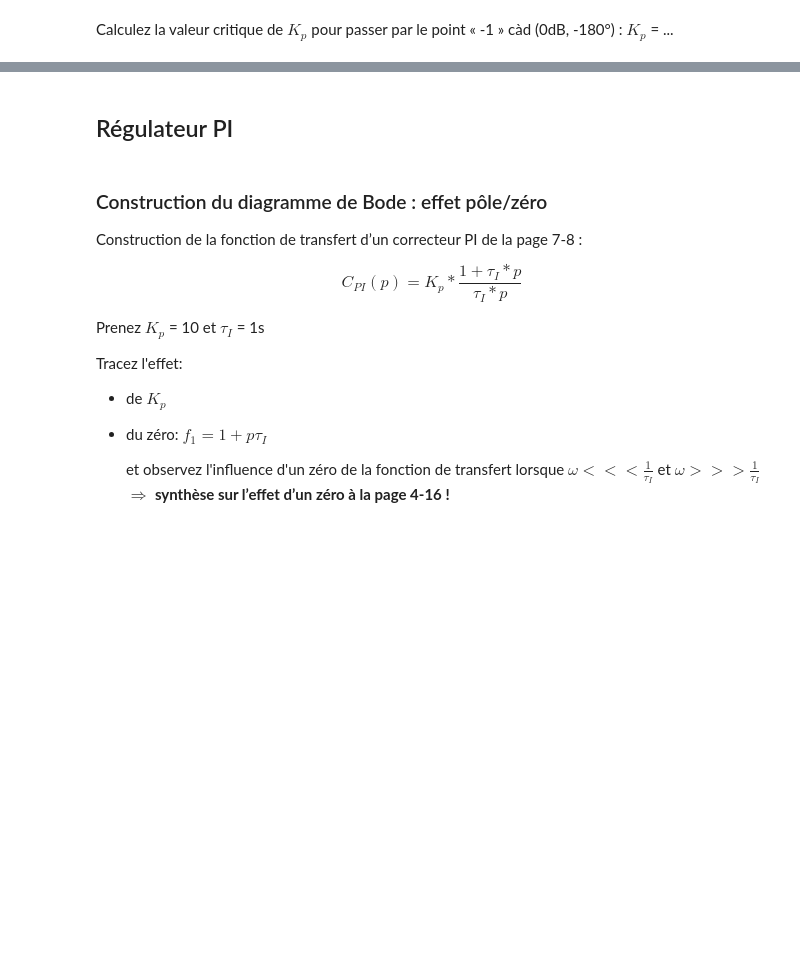
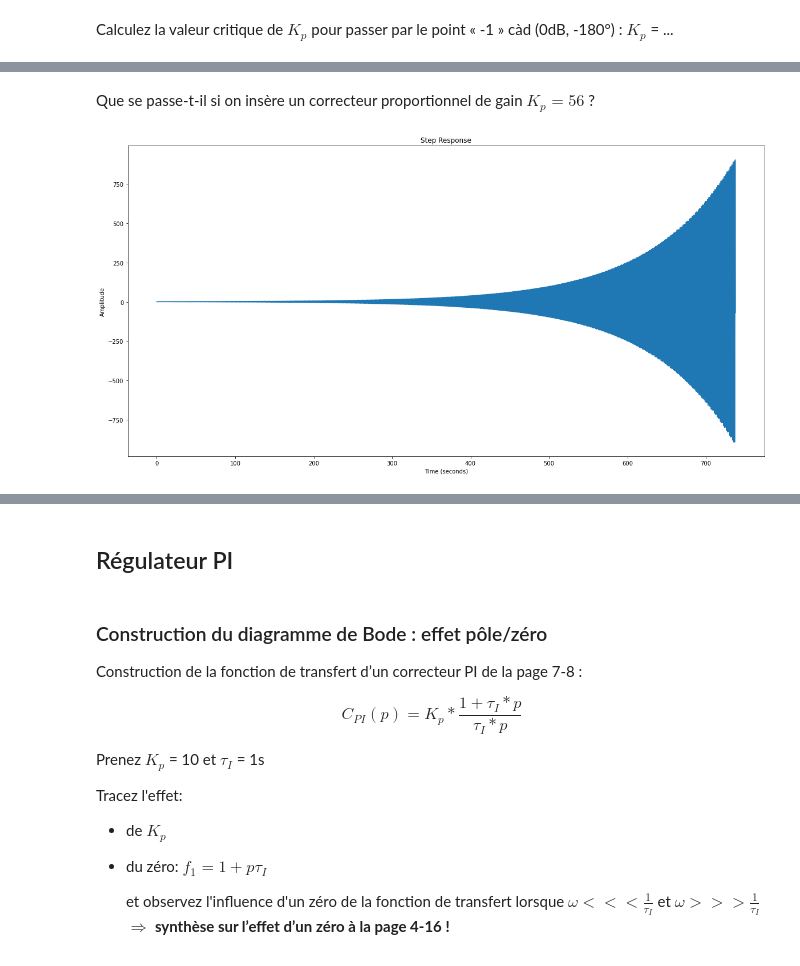
Before and after one commit to AlbanVl/ReguLaboGramme, a Jupyter notebook: _sources/regu/LaboSeance5.ipynb, the cells around one changed output, grey strips where cells are left out. Saved outputs shown, nothing was run; the diff lists cells and outputs as text; code cells hidden in the pictures; blank space fills up the shorter version.

```diff
--- a/_sources/regu/LaboSeance5.ipynb
+++ b/_sources/regu/LaboSeance5.ipynb
@@ -263,0 +267,9 @@ Et comparez les réponses indicielles respectives pour ces 2 marges typiques hab
+# %% [markdown]
+Que se passe-t-il si on insère un correcteur proportionnel de gain $K_p = 56$ ?
+# %%
+Kp = 56
+G_BF= ml.feedback(Kp*G_BO)
+fig = plt.figure("Steps", figsize=(20,10))
+rlf.step_(G_BF, NameOfFigure="Steps");
+# %% [output]
+[figure, added]
```
Also changed, not shown: parts of 26 cells of this notebook, 25 other files.
